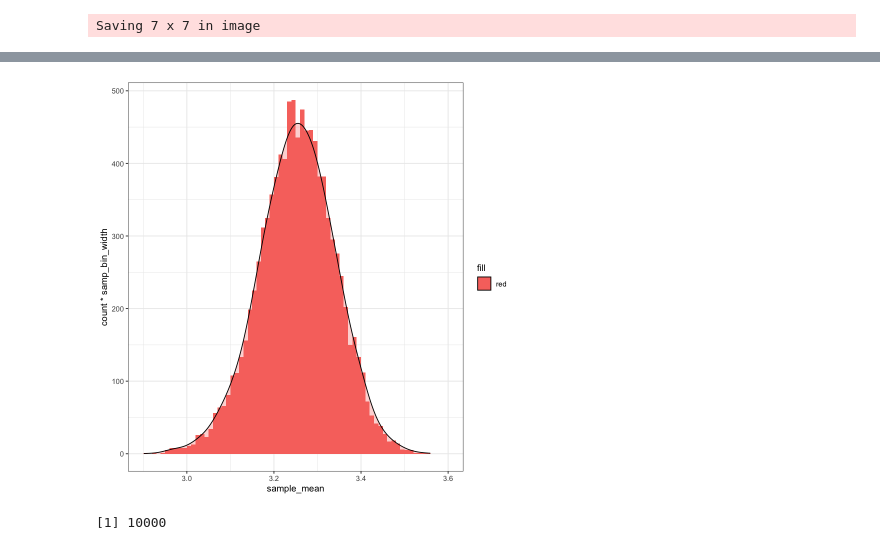
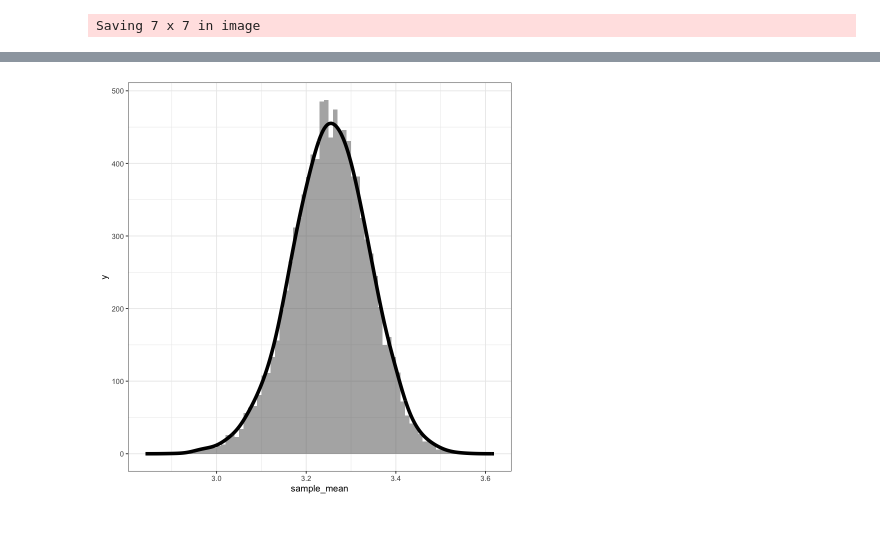
Before and after one commit to matthew-brett/confidence-intervals, a Jupyter notebook: confidence_plots.ipynb, the cells around one changed output, grey strips where cells are left out. Cells and saved outputs as stored; diff of their text form; code cells hidden in the pictures.

Commit message:
Solve most remaining graphical problems.

```diff
--- a/confidence_plots.ipynb
+++ b/confidence_plots.ipynb
@@ -260,4 +228,4 @@ plot_samp_dist(offset=0)
 # %%
-d <- density(samp_dist_vals, bw=0.02)
-d_x <- d$x
-d_y <- d$y * length(samp_dist_vals) * samp_bin_width
+kde <- density(samp_dist_vals, bw=0.02)
+kde_df <- data.frame(x = kde$x, y = kde$y * n_iters * samp_bin_width)
+head(kde_df)
@@ -268,13 +242,9 @@ plot(d_x, d_y)
 # %%
-p <- (ggplot(samp_dist, aes(sample_mean, fill='red'))
- + geom_histogram(breaks = full_samp_breaks)
- + geom_density(aes(y = after_stat(count * samp_bin_width)),
-                bw = 0.02, alpha = 0.3))
+p <- (ggplot(samp_dist, aes(sample_mean))
+      + geom_histogram(breaks = full_samp_breaks, alpha=0.5)
+      + geom_line(data = kde_df, aes(x = x, y = y),
+                  linewidth=2)
+      )
 p
 # %% [output]
-[figure, old version]
+[figure, new version]
-# %%
-ggp_build <- ggplot_build(p)
-sum(ggp_build$data[[1]]$y)
-# %% [output]
-[1] 10000
```
Also changed, not shown: parts of 13 cells of this notebook, 1 other file.
